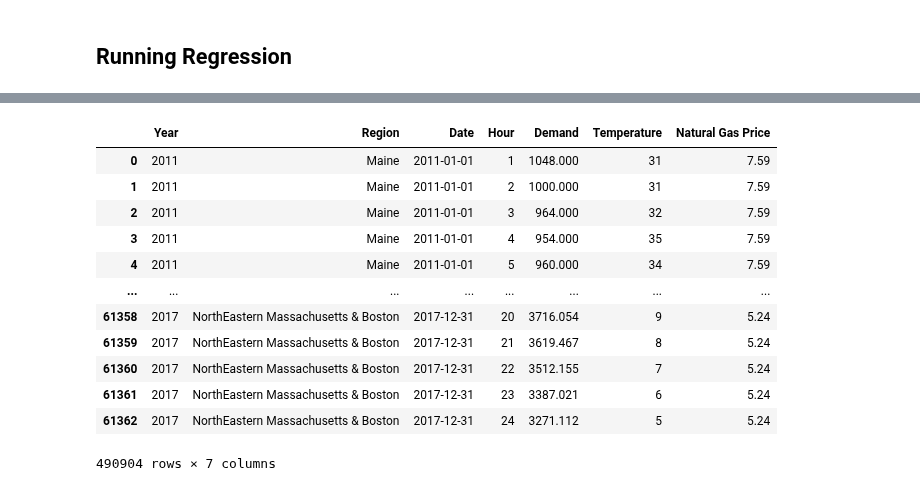
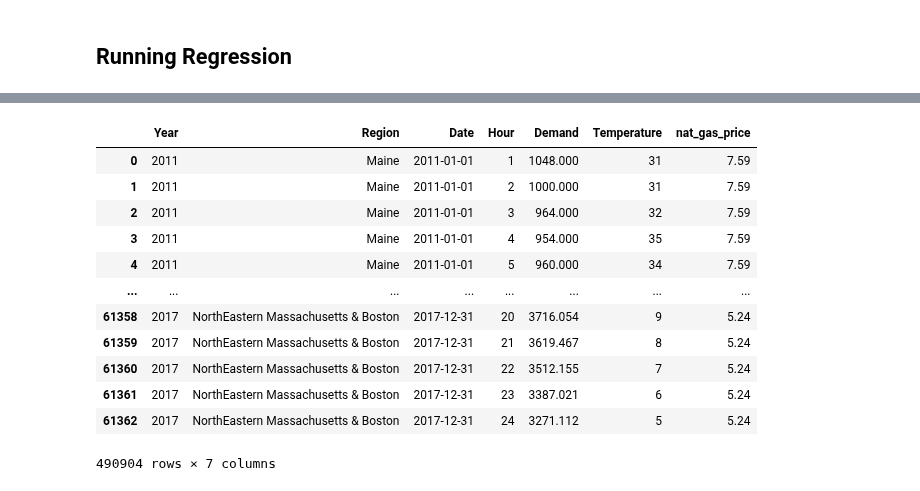
Before and after one commit to kevivuu/ECON323-project, a Jupyter notebook: Final Project.ipynb, the cells around one changed output, grey strips where cells are left out. Cells and saved outputs as stored; diff of their text form; code cells hidden in the pictures.

```diff
--- a/Final Project.ipynb
+++ b/Final Project.ipynb
@@ -313,9 +325,10 @@ plt.show()
 # %%
 big_state_df = pd.concat(state_dfs[1:], ignore_index=False)
+big_state_df.rename(columns = {'Natural Gas Price' : "nat_gas_price"}, inplace = True)
 
 big_state_df
 # %% [output]
-|  | Year | Region | Date | Hour | Demand | Temperature | Natural Gas Price |
+|  | Year | Region | Date | Hour | Demand | Temperature | nat_gas_price |
 | 0 | 2011 | Maine | 2011-01-01 | 1 | 1048.000 | 31 | 7.59 |
 | 1 | 2011 | Maine | 2011-01-01 | 2 | 1000.000 | 31 | 7.59 |
 | 2 | 2011 | Maine | 2011-01-01 | 3 | 964.000 | 32 | 7.59 |
```
Also changed, not shown: parts of 6 cells of this notebook.
